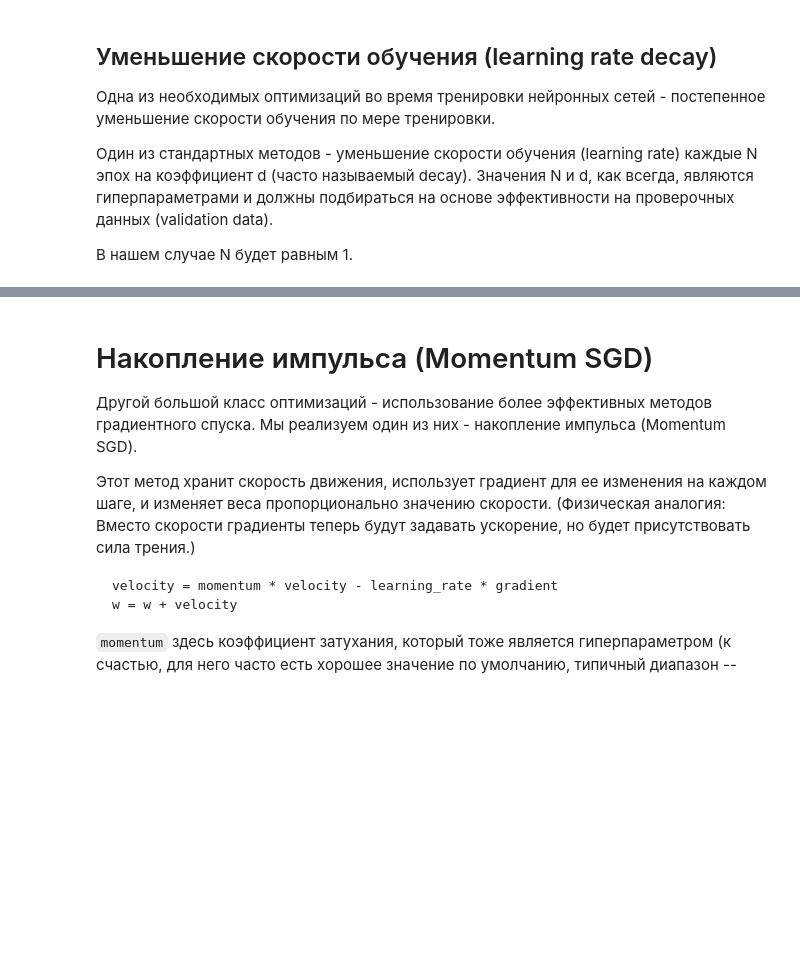
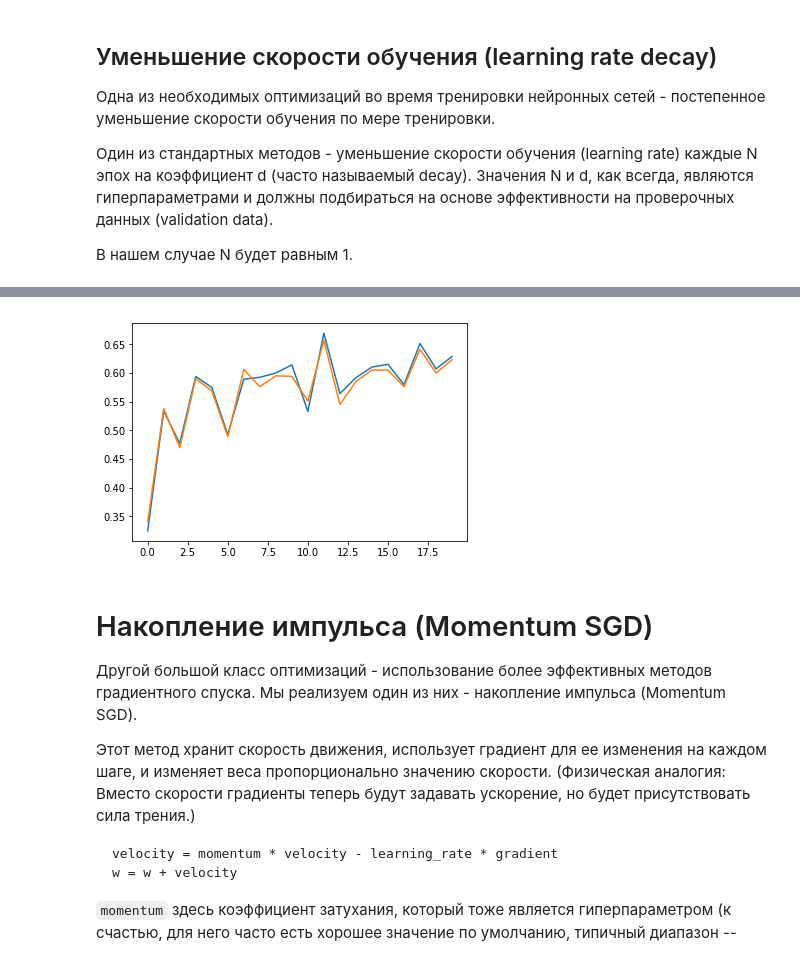
Before and after one commit to gnom2134/dlcourse_ai, a Jupyter notebook: assignments/assignment2/Neural Network.ipynb, the cells around one changed output, grey strips where cells are left out. Drawn from its saved outputs; the diff is of its cells as text; code cells hidden in the pictures; blank space fills up the shorter version.

```diff
--- a/assignments/assignment2/Neural Network.ipynb
+++ b/assignments/assignment2/Neural Network.ipynb
@@ -161,5 +194,10 @@ trainer = Trainer(model, dataset, SGD(), learning_rate_decay=0.99)
 initial_learning_rate = trainer.learning_rate
 loss_history, train_history, val_history = trainer.fit()
 
+plt.plot(train_history)
+plt.plot(val_history)
+plt.show()
+
 assert trainer.learning_rate < initial_learning_rate, "Learning rate should've been reduced"
 assert trainer.learning_rate > 0.5*initial_learning_rate, "Learning rate shouldn'tve been reduced that much!"
+# %% [output]
@@ -166,3 +224,4 @@ assert trainer.learning_rate > 0.5*initial_learning_rate, "Learning rate shouldn
+[figure, added]
 # %% [markdown]
 # Накопление импульса (Momentum SGD)
 
```
Also changed, not shown: parts of 14 cells of this notebook, 8 other files.
